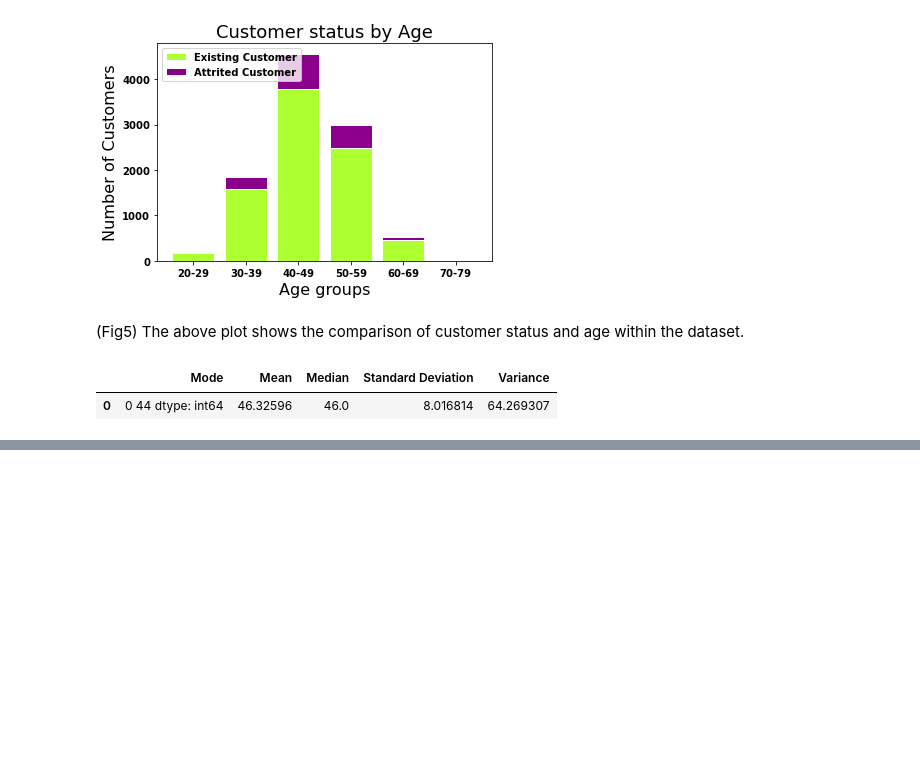
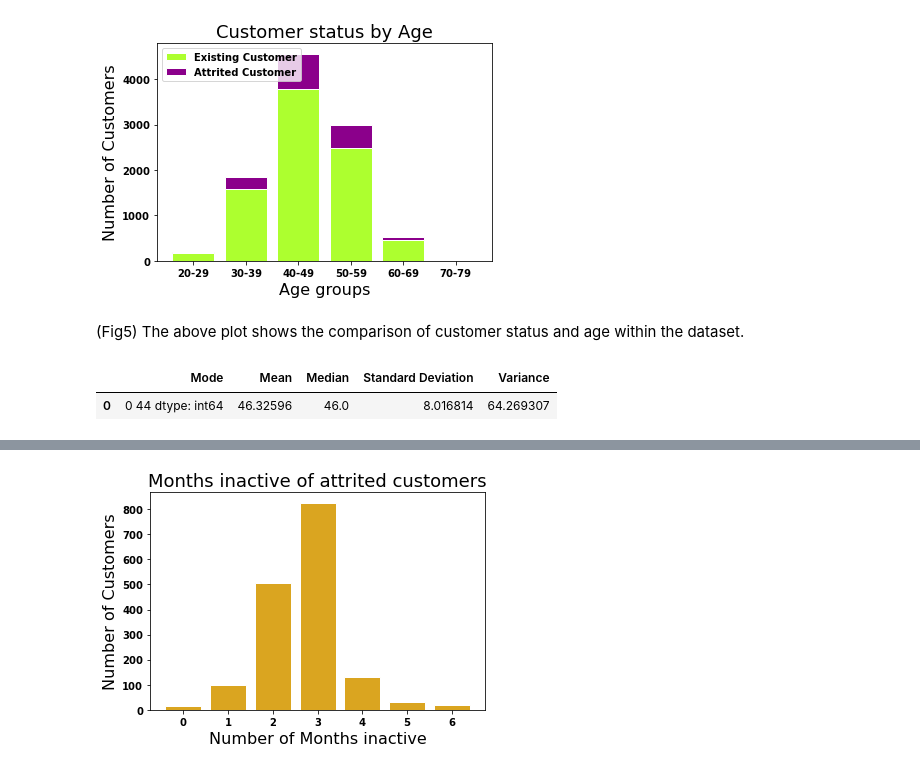
Before and after one commit to Emziicles/Project1-CreditCard, a Jupyter notebook: Project 1 - Emma Second attempt.ipynb, the cells around one changed output, grey strips where cells are left out. Saved outputs shown, nothing was run; the diff lists cells and outputs as text; code cells hidden in the pictures; blank space fills up the shorter version.

```diff
--- a/Project 1 - Emma Second attempt.ipynb
+++ b/Project 1 - Emma Second attempt.ipynb
@@ -227,0 +274,20 @@ age_stats
+# %%
+att_cust1 = q3_df.loc[q3_df["Attrition_Flag"] == "Attrited Customer"]
+attplot1 = att_cust1["Months_Inactive_12_mon"].value_counts().sort_index(ascending=True)
+
+r = [0,1,2,3,4,5,6]
+
+plt.bar(r, attplot1,color='goldenrod',edgecolor='white')
+barWidth = 1
+
+names = ["0", "1", "2", "3", "4", "5", "6"]
+
+plt.xlabel('Number of Months inactive', fontsize=16)
+
+plt.ylabel('Number of Customers', fontsize=16)
+
+plt.title("Months inactive of attrited customers",fontsize=18)
+
+plt.show()
+# %% [output]
+[figure, added]
```
Also changed, not shown: parts of 13 cells of this notebook.
